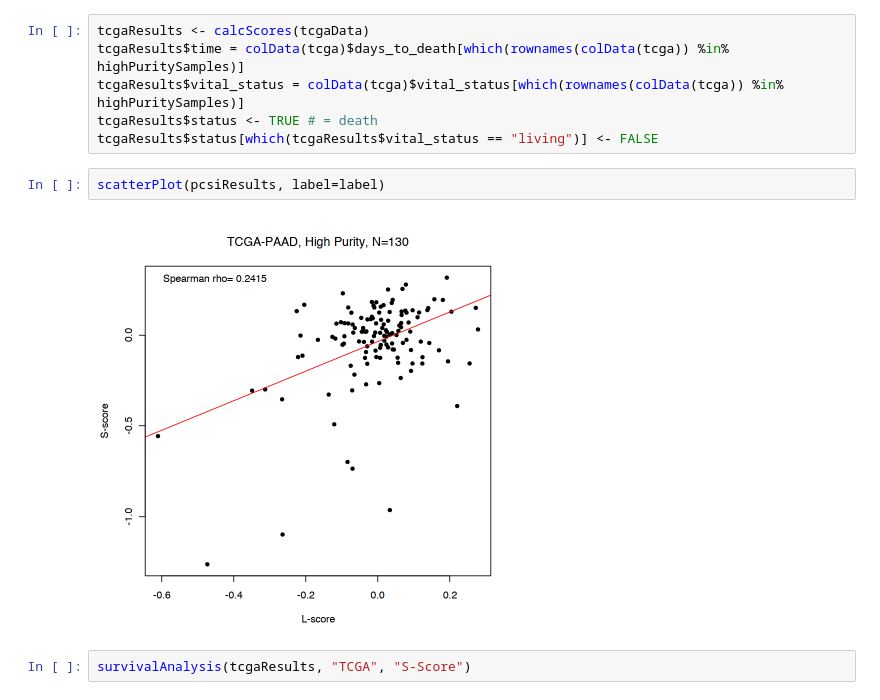
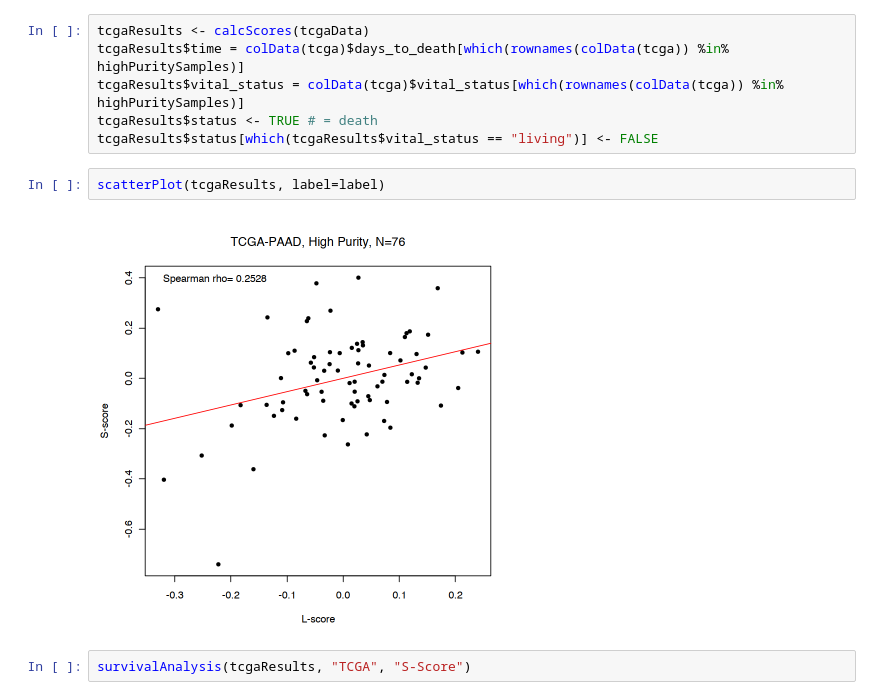
Before and after one commit to bhklab/RASDependencyScore, a Jupyter notebook: RASDSanalysis.ipynb, the cells around one changed output. Cells and saved outputs as stored; diff of their text form.

Commit message:
Update: figure labels on a scatter plot

```diff
--- a/RASDSanalysis.ipynb
+++ b/RASDSanalysis.ipynb
@@ -165,9 +165,9 @@ tcgaResults$vital_status = colData(tcga)$vital_status[which(rownames(colData(tcg
 tcgaResults$status <- TRUE # = death
 tcgaResults$status[which(tcgaResults$vital_status == "living")] <- FALSE
 # %%
-scatterPlot(pcsiResults, label=label)
+scatterPlot(tcgaResults, label=label)
 # %% [output]
-[figure, old version]
+[figure, new version]
 # %%
 survivalAnalysis(tcgaResults, "TCGA", "S-Score")
 # %% [output]
```
Also changed, not shown: parts of 10 cells of this notebook, 1 other file.
